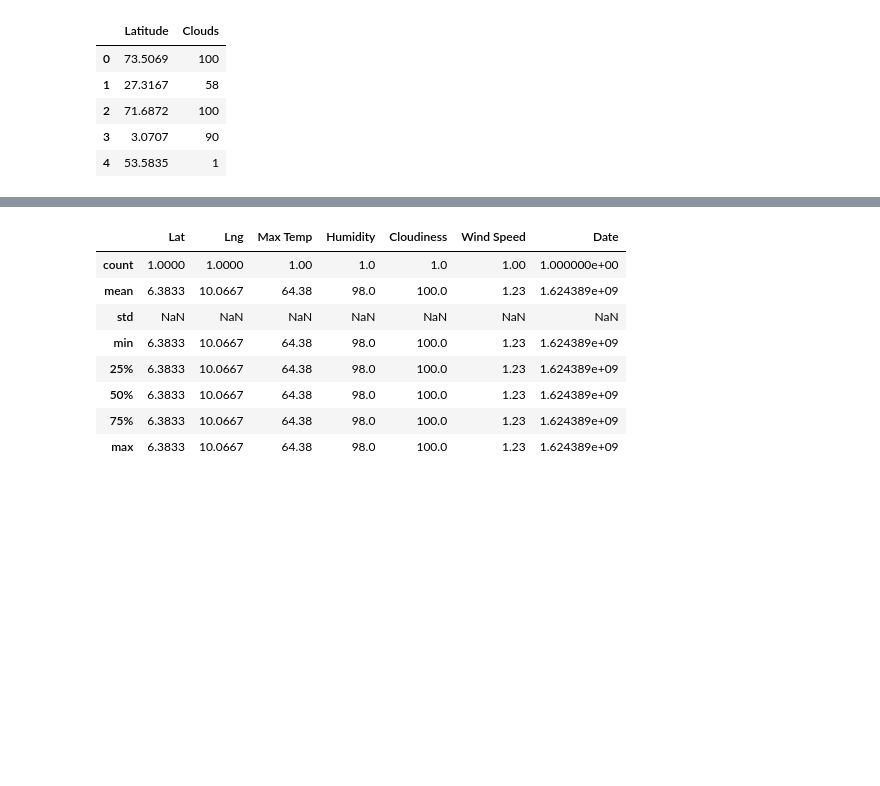
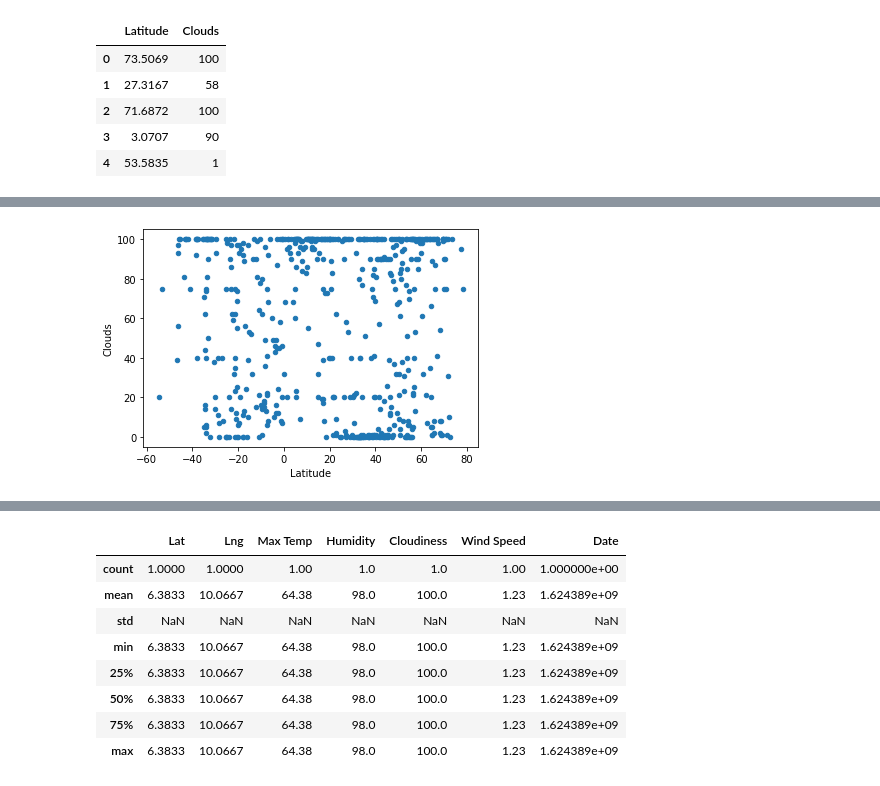
Before and after one commit to DINHC/python-api-challenge, a Jupyter notebook: WeatherPy.ipynb, the cells around one changed output, grey strips where cells are left out. Drawn from its saved outputs; the diff is of its cells as text; code cells hidden in the pictures; blank space fills up the shorter version.

```diff
--- a/WeatherPy.ipynb
+++ b/WeatherPy.ipynb
@@ -217,0 +220,5 @@ TypeError: unhashable type: 'list'
+# %%
+lat_vs_cloud = city_stat_pd.plot.scatter(x='Latitude', y ='Clouds')
+plt.show()
+# %% [output]
+[figure, added]
```
Also changed, not shown: parts of 4 cells of this notebook.
